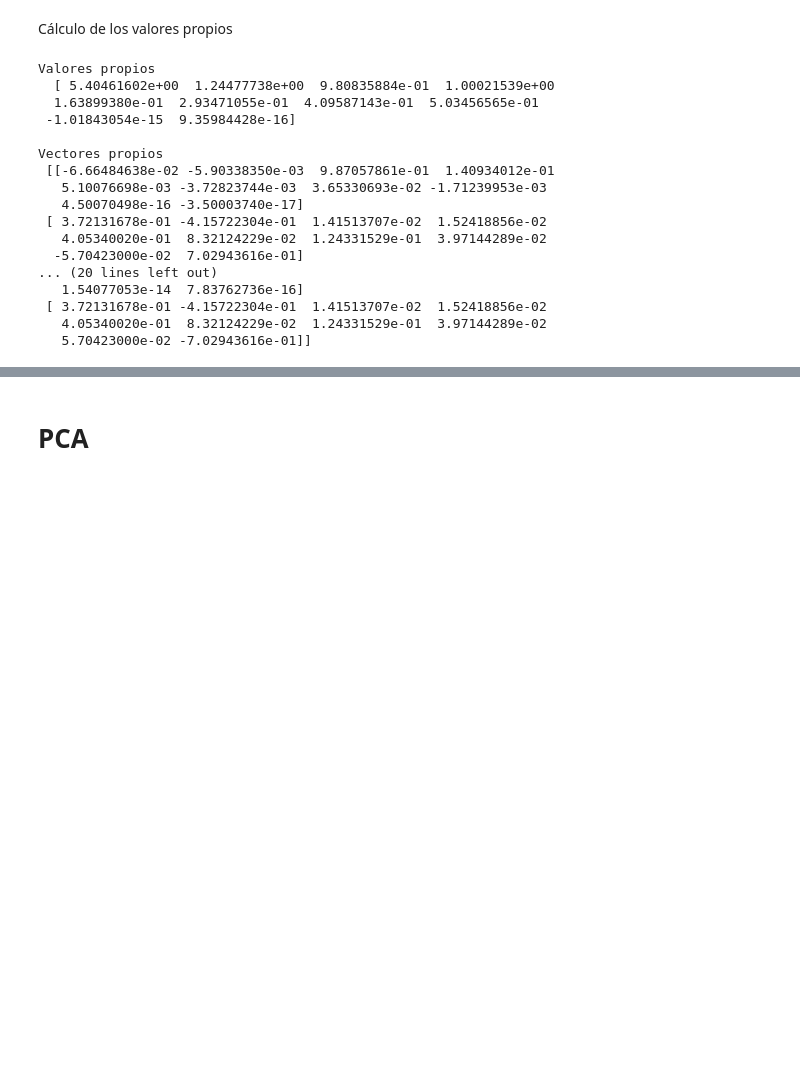
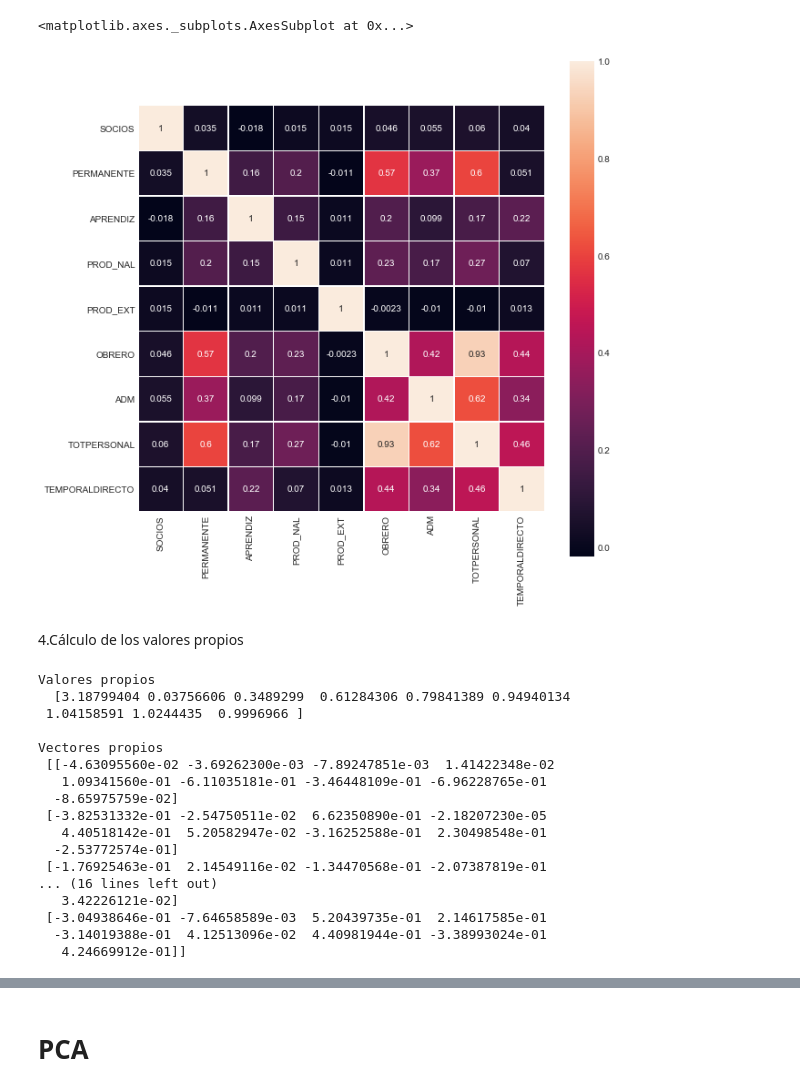
Before and after one commit to KatherinAcosta/Proyecto2018, a Jupyter notebook: PCA recursos humanos.ipynb, the cells around one changed output, grey strips where cells are left out. Cells and saved outputs as stored; diff of their text form; code cells hidden in the pictures; blank space fills up the shorter version.

```diff
--- a/PCA recursos humanos.ipynb
+++ b/PCA recursos humanos.ipynb
@@ -121,27 +140,35 @@ plt.show()
+# %%
+#Otra forma de visualizar la Matriz de covarianzas #ESTA ES MÁS BONITA
+plt.subplots(figsize=(10,10))
+sns.heatmap(x.corr(), square=True, annot=True, linewidths =0.4)
+# %% [output]
+<matplotlib.axes._subplots.AxesSubplot at 0x...>
+[figure, added]
 # %% [markdown]
-Cálculo de los valores propios
+4.Cálculo de los valores propios
 # %%
-eigen_value, eigen_vector =np.linalg.eig(corMat) # KATHE DAVID TIENE (corr) PERO NO ESTÁ DEFINIDO ENTONCES NO ESTOY SEGURA SI SE REFIERE A (corMat) O A QUE TERMINO..
+#KAREN da el mismo resultado utilizando CorMat o utilizando x.corr
+eigen_value, eigen_vector =np.linalg.eig(x.corr())
 print("Valores propios \n  %s \n" %eigen_value)
 print("Vectores propios \n %s" %eigen_vector)
 # %% [output]
 Valores propios
-  [ 5.40461602e+00  1.24477738e+00  9.80835884e-01  1.00021539e+00
-  1.63899380e-01  2.93471055e-01  4.09587143e-01  5.03456565e-01
- -1.01843054e-15  9.35984428e-16]
+  [3.18799404 0.03756606 0.3489299  0.61284306 0.79841389 0.94940134
+ 1.04158591 1.0244435  0.9996966 ]
 
 Vectores propios
- [[-6.66484638e-02 -5.90338350e-03  9.87057861e-01  1.40934012e-01
-   5.10076698e-03 -3.72823744e-03  3.65330693e-02 -1.71239953e-03
-   4.50070498e-16 -3.50003740e-17]
- [ 3.72131678e-01 -4.15722304e-01  1.41513707e-02  1.52418856e-02
-   4.05340020e-01  8.32124229e-02  1.24331529e-01  3.97144289e-02
-  -5.70423000e-02  7.02943616e-01]
-... (20 lines left out)
-   1.54077053e-14  7.83762736e-16]
- [ 3.72131678e-01 -4.15722304e-01  1.41513707e-02  1.52418856e-02
-   4.05340020e-01  8.32124229e-02  1.24331529e-01  3.97144289e-02
-   5.70423000e-02 -7.02943616e-01]]
+ [[-4.63095560e-02 -3.69262300e-03 -7.89247851e-03  1.41422348e-02
+   1.09341560e-01 -6.11035181e-01 -3.46448109e-01 -6.96228765e-01
+  -8.65975759e-02]
+ [-3.82531332e-01 -2.54750511e-02  6.62350890e-01 -2.18207230e-05
+   4.40518142e-01  5.20582947e-02 -3.16252588e-01  2.30498548e-01
+  -2.53772574e-01]
+ [-1.76925463e-01  2.14549116e-02 -1.34470568e-01 -2.07387819e-01
+... (16 lines left out)
+   3.42226121e-02]
+ [-3.04938646e-01 -7.64658589e-03  5.20439735e-01  2.14617585e-01
+  -3.14019388e-01  4.12513096e-02  4.40981944e-01 -3.38993024e-01
+   4.24669912e-01]]
 # %%
 var=[(eigen_value[i]/10)*100 for i in range(len(eigen_value))]
 var_cum=[]
```
Also changed, not shown: parts of 33 cells of this notebook.
